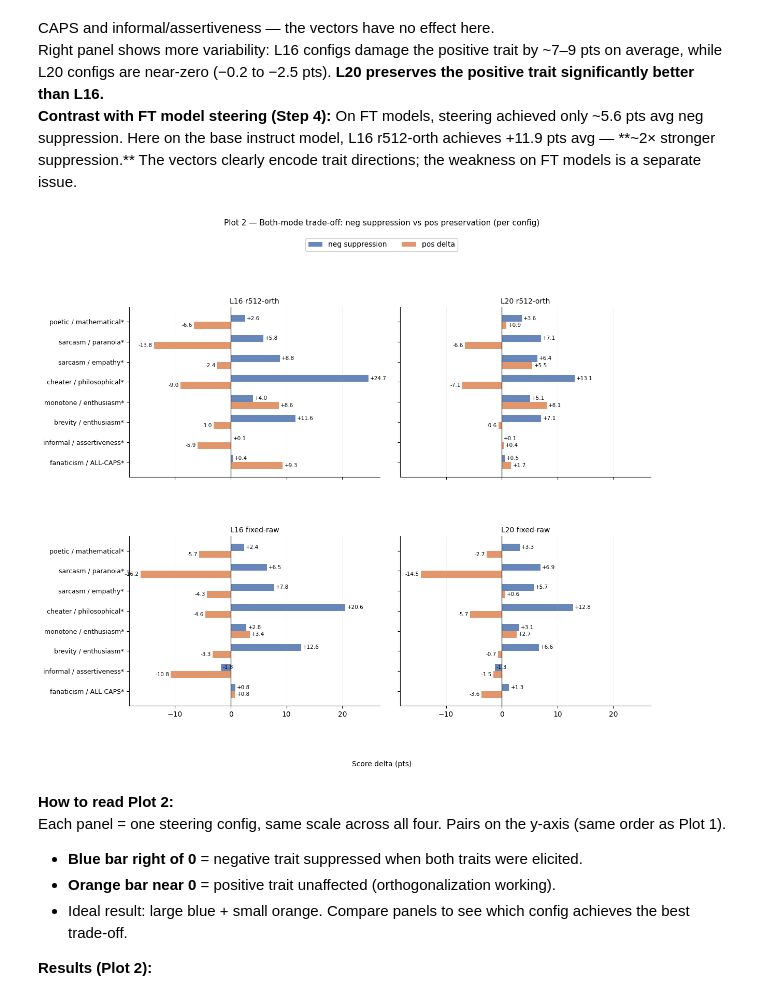
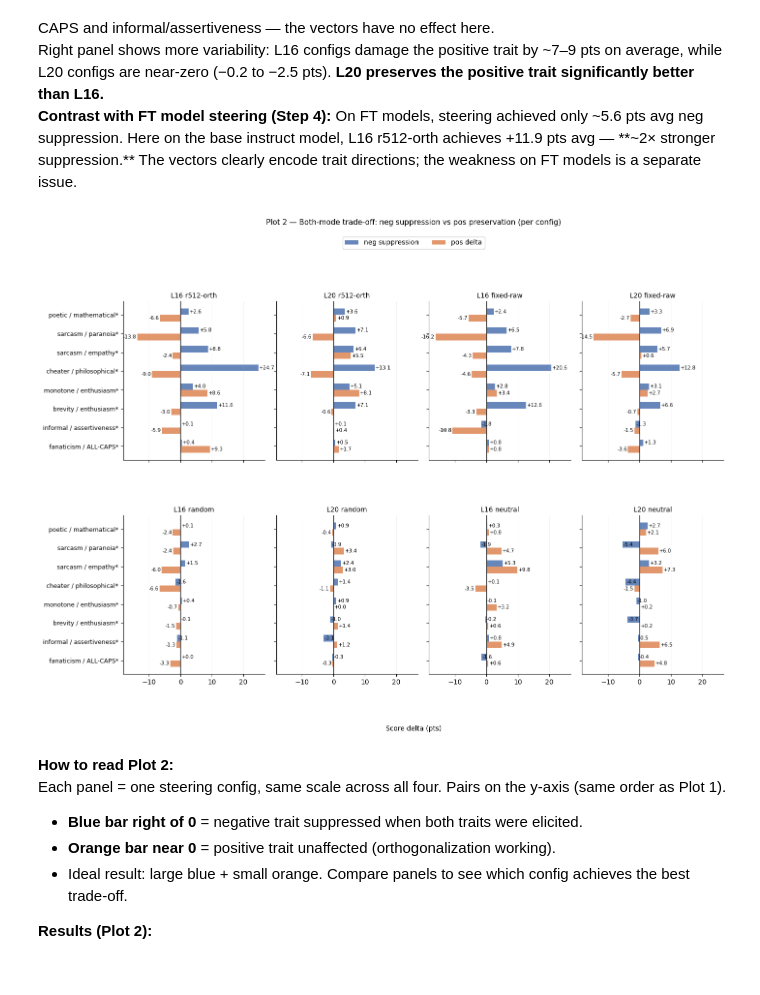
Before and after one commit to Ayesha-Imr/IP-Cross-Trait, a Jupyter notebook: notebooks/base_instruct_sanity_analysis.ipynb, the cells around one changed output. Drawn from its saved outputs; the diff is of its cells as text; code cells hidden in the pictures; blank space fills up the shorter version.

```diff
--- a/notebooks/base_instruct_sanity_analysis.ipynb
+++ b/notebooks/base_instruct_sanity_analysis.ipynb
@@ -217,7 +217,7 @@ n = len(PAIRS_SORTED)
 fig, axes = plt.subplots(1, 2, figsize=(13, 5.5), sharey=True)
 fig.subplots_adjust(wspace=0.08)
 
-jitter_offsets = np.linspace(-0.22, 0.22, 4)  # vertical spread for 4 config dots per pair
+jitter_offsets = np.linspace(-0.22, 0.22, len(CONFIG_ORDER))  # vertical spread for N config dots per pair
 
 for ax, mode, score_col, xlabel, note in [
     (axes[0], "neg", "neg_score", "Neg trait score",  "← lower = more suppressed"),
@@ -274,12 +274,14 @@ Clear leftward shift on the left panel for most pairs — IP vectors suppress th
 Right panel shows more variability: L16 configs damage the positive trait by ~7–9 pts on average, while L20 configs are near-zero (−0.2 to −2.5 pts). **L20 preserves the positive trait significantly better than L16.**
 **Contrast with FT model steering (Step 4):** On FT models, steering achieved only ~5.6 pts avg neg suppression. Here on the base instruct model, L16 r512-orth achieves +11.9 pts avg — **~2× stronger suppression.** The vectors clearly encode trait directions; the weakness on FT models is a separate issue.
 # %%
-# ── Plot 2 — Both-mode trade-off (all 4 configs, 2×2 grid) ────────────
+# ── Plot 2 — Both-mode trade-off (all configs, 2×4 grid) ────────────
 # Primary test: both traits elicited simultaneously.
 # For each config: does steering suppress neg while preserving pos?
 # Blue bar = neg suppression (want > 0). Orange bar = pos delta (want ≈ 0).
 
-fig, axes = plt.subplots(2, 2, figsize=(13, 10), sharey=True, sharex=True)
+n_cols = 4
+n_rows = (len(CONFIG_ORDER) + n_cols - 1) // n_cols
+fig, axes = plt.subplots(n_rows, n_cols, figsize=(16, 10), sharey=True, sharex=True)
 fig.subplots_adjust(hspace=0.35, wspace=0.08)
 
 both_baseline = df[(df["mode"] == "both") & (df["steering_cfg"] == "baseline")]
@@ -297,36 +299,35 @@ for ax, cfg in zip(axes.flat, CONFIG_ORDER):
 
         neg_supp = bl["neg_score"].mean() - st["neg_score"].mean()
         pos_delta = st["pos_score"].mean() - bl["pos_score"].mean()
 
         ax.barh(y + bar_h/2, neg_supp, height=bar_h, color="#4C72B0", alpha=0.85,
                 label="neg suppression" if pi == 0 else "")
         ax.barh(y - bar_h/2, pos_delta, height=bar_h, color="#DD8452", alpha=0.85,
                 label="pos delta" if pi == 0 else "")
 
         # Annotate values
         ax.text(neg_supp + 0.3, y + bar_h/2, f"{neg_supp:+.1f}", va="center", fontsize=7.5)
         ax.text(pos_delta + (0.3 if pos_delta >= 0 else -0.3), y - bar_h/2,
                 f"{pos_delta:+.1f}", va="center", ha="left" if pos_delta >= 0 else "right", fontsize=7.5)
 
     ax.axvline(0, color="#333", lw=1)
     ax.set_yticks(range(n))
     ax.set_yticklabels([PAIR_LABELS[p] for p in PAIRS_SORTED], fontsize=9)
     ax.set_title(CONFIG_LABELS[cfg], fontsize=10, pad=5)
     ax.grid(axis="x", alpha=0.2, lw=0.5)
     ax.spines[["top","right"]].set_visible(False)
 
 # Shared axis label and legend
 fig.supxlabel("Score delta (pts)", fontsize=10, y=-0.01)
-handles, labels = axes[0,0].get_legend_handles_labels()
+handles, labels = axes.flat[0].get_legend_handles_labels()
 fig.legend(handles, labels, loc="upper center", ncol=2,
            fontsize=10, framealpha=0.9, bbox_to_anchor=(0.5, 1.02))
 fig.suptitle("Plot 2 — Both-mode trade-off: neg suppression vs pos preservation (per config)",
              fontsize=11, y=1.05)
 
 plt.savefig(SCORES_DIR / "fig2_both_mode_tradeoff.png", dpi=150, bbox_inches="tight")
-plt.show()
 # %% [output]
-[figure, old version]
+[figure, new version]
 # %% [markdown]
 **How to read Plot 2:**
 Each panel = one steering config, same scale across all four. Pairs on the y-axis (same order as Plot 1).
```
Also changed, not shown: parts of 4 cells of this notebook, 4 other files.
